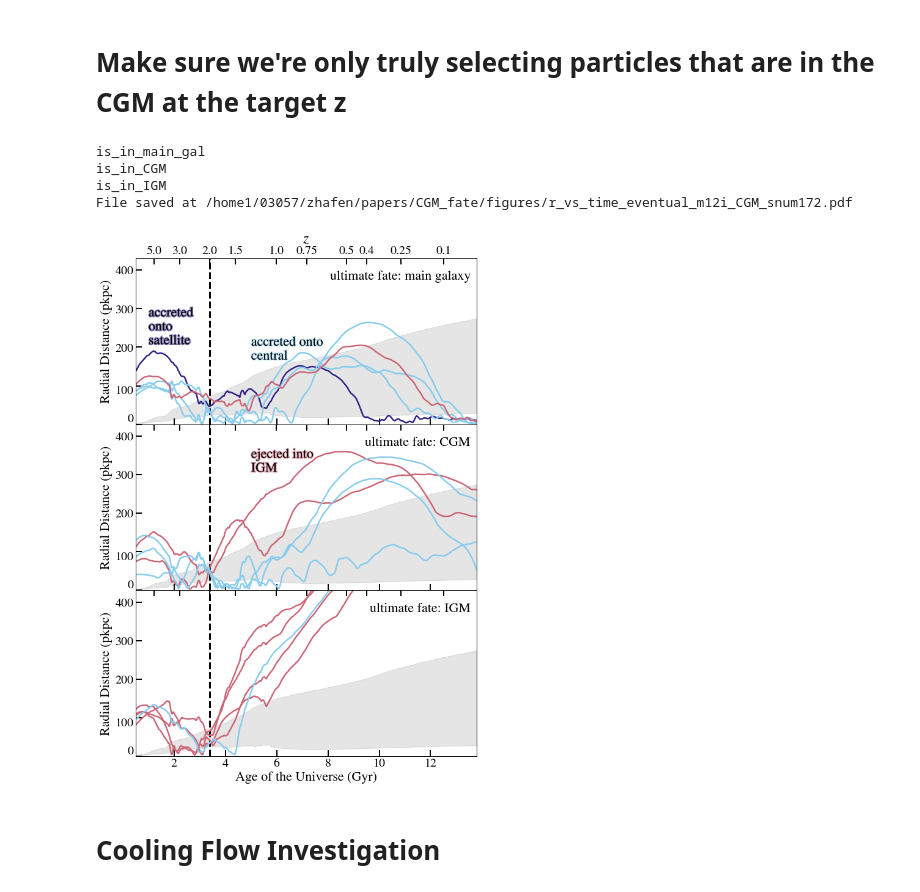
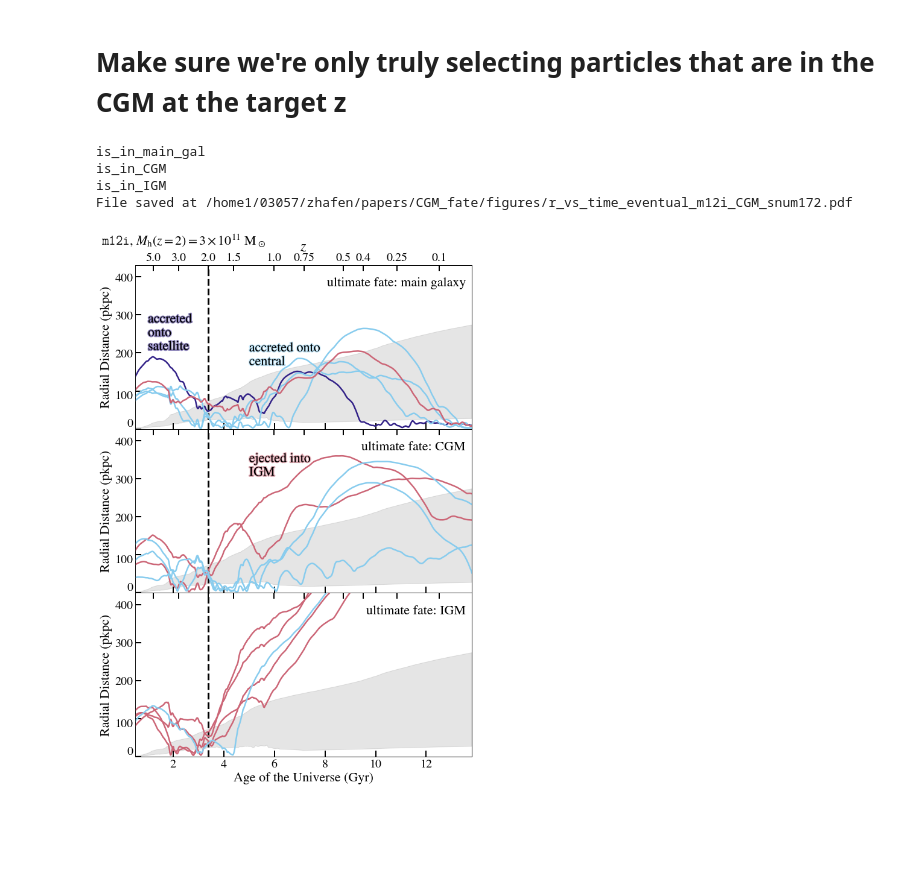
Before and after one commit to zhafen/CGM_fate_analysis, a Jupyter notebook: single_sim_analysis/streamline_plot.ipynb, the cells around one changed output. Cells and saved outputs as stored; diff of their text form; code cells hidden in the pictures; blank space fills up the shorter version.

Commit message:
Plot tweaks.

```diff
--- a/single_sim_analysis/streamline_plot.ipynb
+++ b/single_sim_analysis/streamline_plot.ipynb
@@ -834,6 +846,25 @@ for i, classification in enumerate( used_classifications ):
         bbox = bbox_props,
     )
 
+    if ax.is_first_row():
+        s = (
+            r'$\tt{' +
+            sim_name +
+            r'}$, $M_{{\rm h}}(z=' +
+            '{:.3g}'.format( w.redshift[snum] ) +
+            r') = ' +
+            py2tex.to_tex_scientific_notation( w.m_vir[snum] ) +
+            r'$ ${\rm{ M }}_\odot$'
+        )
+        ax.annotate(
+            s = s,
+            xy = ( -0.1, 1.1 ),
+            va = 'bottom',
+            ha = 'left',
+            xycoords = 'axes fraction',
+            fontsize = 22,
+        )
+
 # Changes to axes
 for i, classification in enumerate( used_classifications ):
 
@@ -852,35 +883,33 @@ for i, classification in enumerate( used_classifications ):
     ax.tick_params( direction='in' )
     ax2.tick_params( direction='in' )
 
     # Hide overlapping labels
     if not ax.is_first_row():
         ax2.xaxis.set_ticklabels([])
     if not ax.is_last_col():
         ax.xaxis.set_ticklabels([])
 
     # Avoid overlapping ticks
     ax.get_yticklabels()[0].set_verticalalignment( 'bottom' )
     ax.get_yticklabels()[1].set_verticalalignment( 'top' )
 
     # X label
     if ax2.is_first_row():
         ax2.set_xlabel( r'$z$', fontsize=24 )
 
 save_file = 'r_vs_time_eventual_{}.pdf'.format( defaults['tag'] )
 plotting.save_fig(
     out_dir = file_manager.get_project_figure_dir(),
     save_file = save_file,
     fig = fig,
 )
 
 fig
 # %% [output]
 is_in_main_gal
 is_in_CGM
 is_in_IGM
 File saved at /home1/03057/zhafen/papers/CGM_fate/figures/r_vs_time_eventual_m12i_CGM_snum172.pdf
-[figure, old version]
+[figure, new version]
 # %%
 plt.close( 'all' )
-# %% [markdown]
-# Cooling Flow Investigation
```
Also changed, not shown: parts of 21 cells of this notebook, 4 other files.
